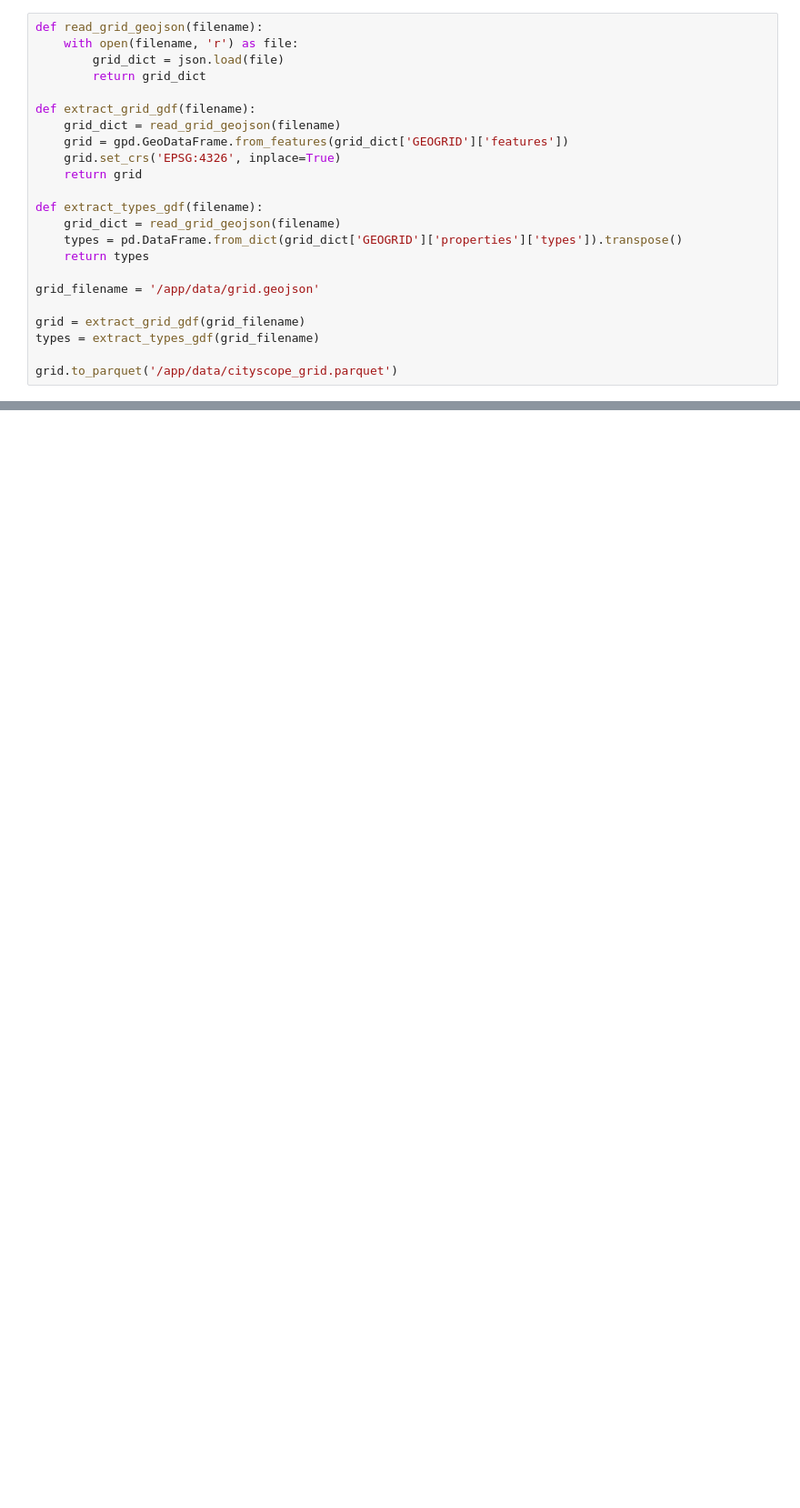
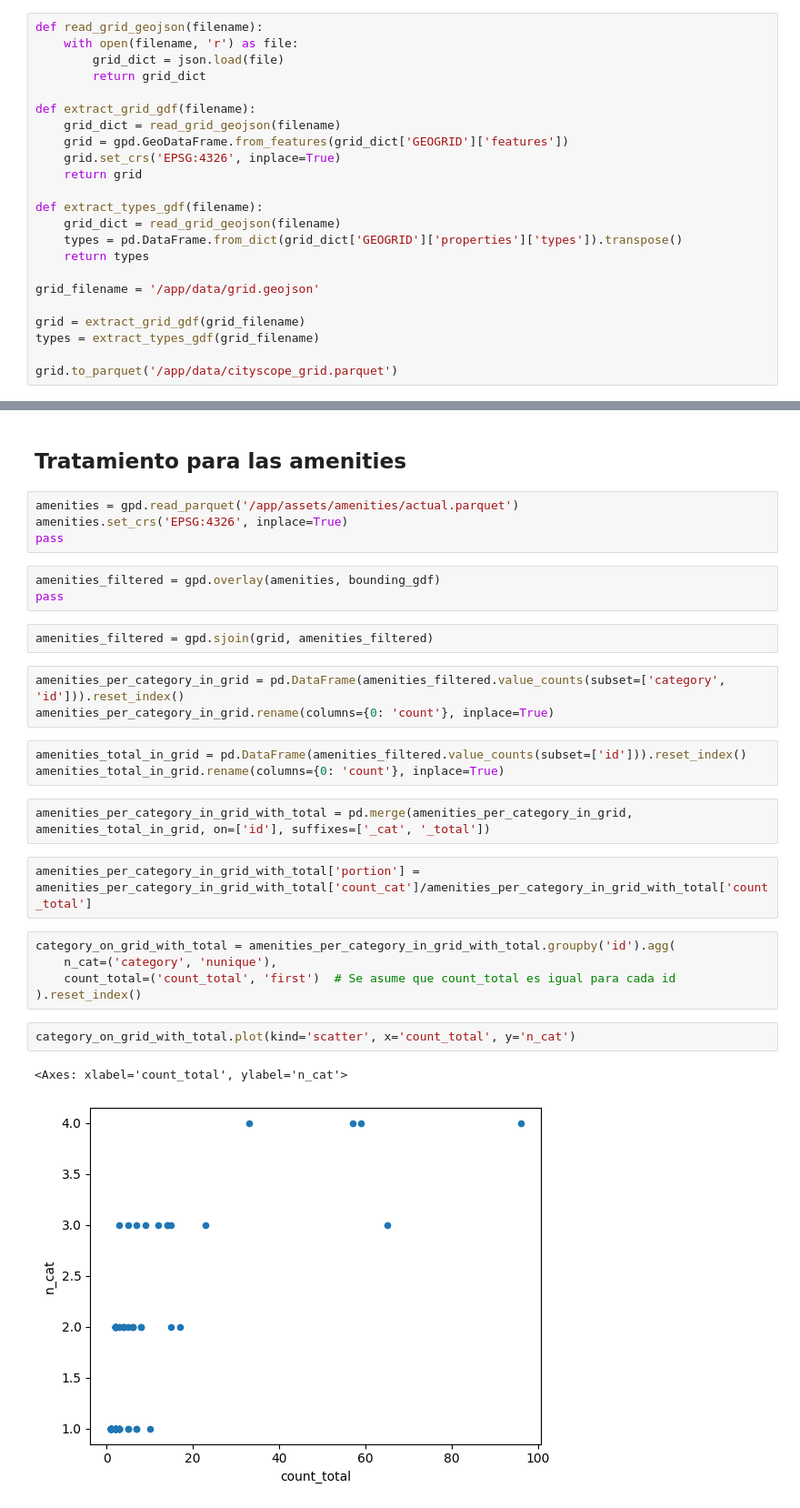
Before and after one commit to KevinMerino-Dev/CityScopeJS_Grid, a Jupyter notebook: grid_analysis_Ariel.ipynb, the cells around one changed output, grey strips where cells are left out. Shown at 91% size. Saved outputs shown, nothing was run; the diff lists cells and outputs as text; blank space fills up the shorter version.

```diff
--- a/grid_analysis_Ariel.ipynb
+++ b/grid_analysis_Ariel.ipynb
@@ -36,0 +92,31 @@ types
+# %% [markdown]
+## Tratamiento para las amenities
+# %%
+amenities = gpd.read_parquet('/app/assets/amenities/actual.parquet')
+amenities.set_crs('EPSG:4326', inplace=True)
+pass
+# %%
+amenities_filtered = gpd.overlay(amenities, bounding_gdf)
+pass
+# %%
+amenities_filtered = gpd.sjoin(grid, amenities_filtered)
+# %%
+amenities_per_category_in_grid = pd.DataFrame(amenities_filtered.value_counts(subset=['category', 'id'])).reset_index()
+amenities_per_category_in_grid.rename(columns={0: 'count'}, inplace=True)
+# %%
+amenities_total_in_grid = pd.DataFrame(amenities_filtered.value_counts(subset=['id'])).reset_index()
+amenities_total_in_grid.rename(columns={0: 'count'}, inplace=True)
+# %%
+amenities_per_category_in_grid_with_total = pd.merge(amenities_per_category_in_grid, amenities_total_in_grid, on=['id'], suffixes=['_cat', '_total'])
+# %%
+amenities_per_category_in_grid_with_total['portion'] = amenities_per_category_in_grid_with_total['count_cat']/amenities_per_category_in_grid_with_total['count_total']
+# %%
+category_on_grid_with_total = amenities_per_category_in_grid_with_total.groupby('id').agg(
+    n_cat=('category', 'nunique'),
+    count_total=('count_total', 'first')  # Se asume que count_total es igual para cada id
+).reset_index()
+# %%
+category_on_grid_with_total.plot(kind='scatter', x='count_total', y='n_cat')
+# %% [output]
+<Axes: xlabel='count_total', ylabel='n_cat'>
+[figure, added]
```
Also changed, not shown: parts of 36 cells of this notebook, 9 other files.
